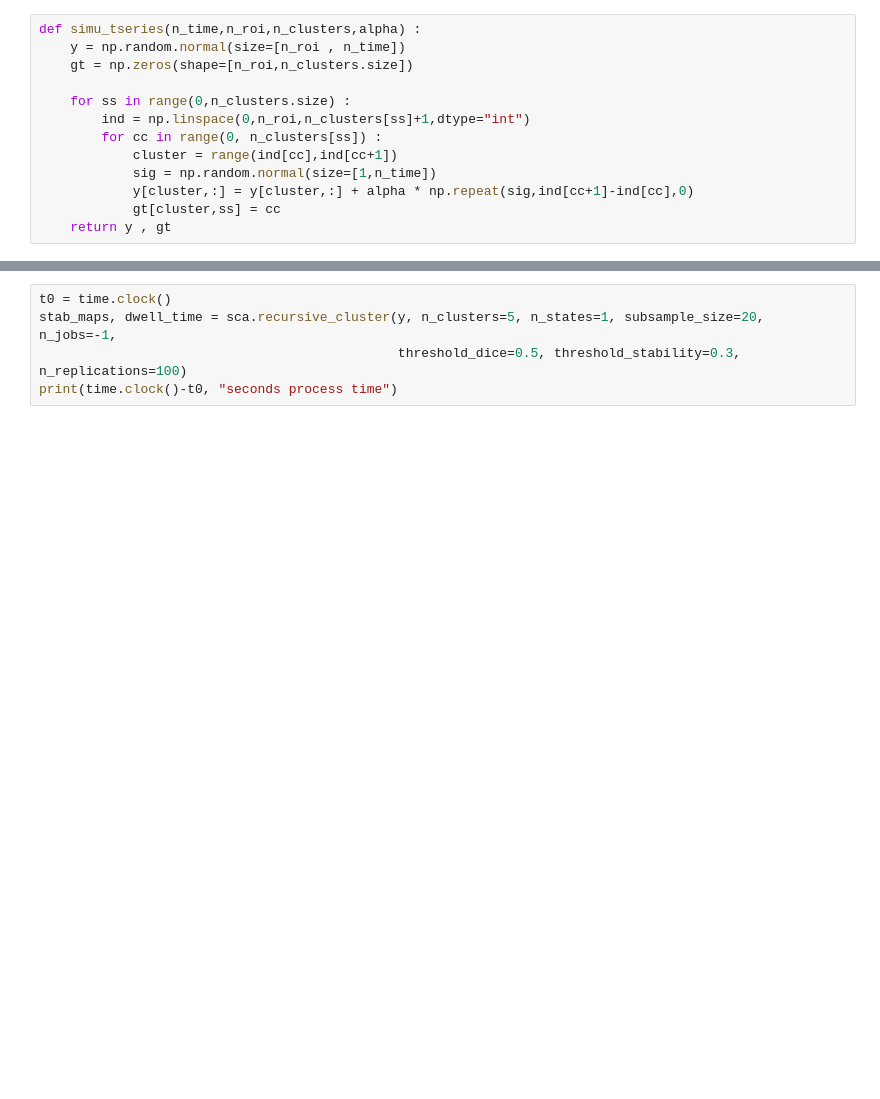
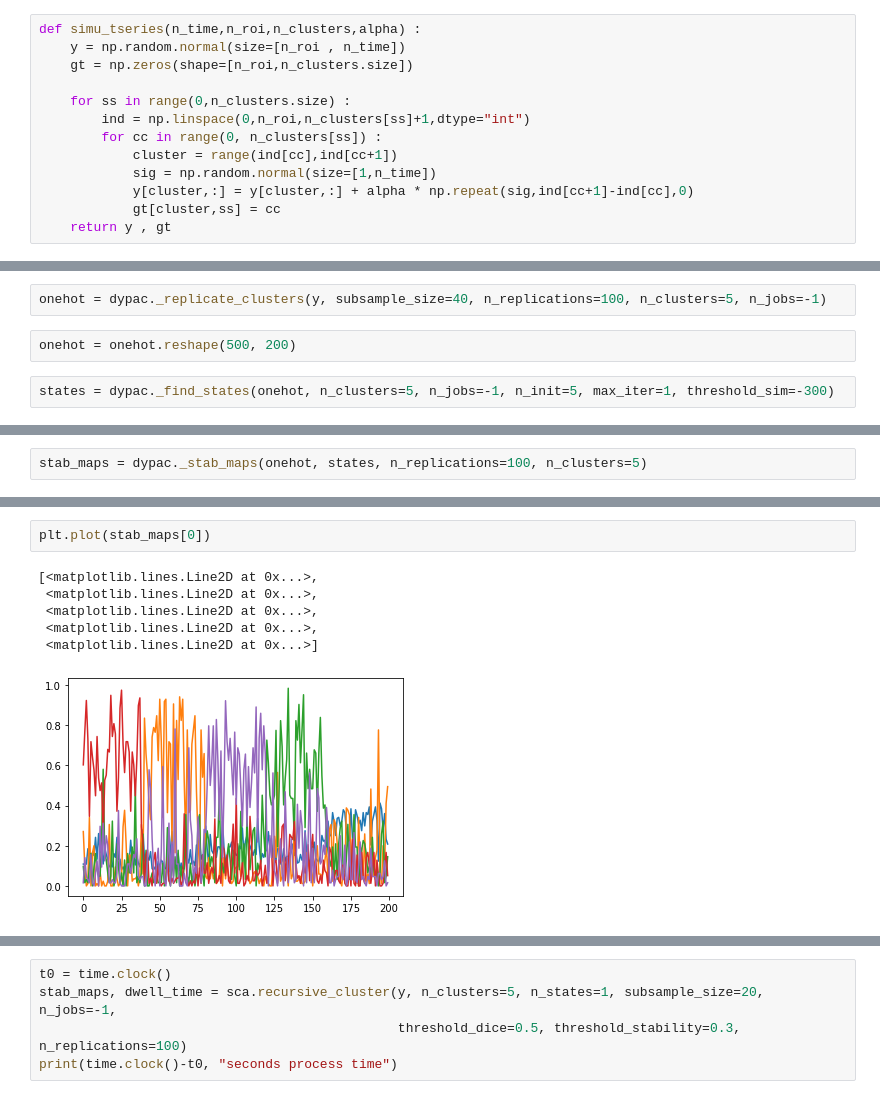
Before and after one commit to htwangtw/dypac, a Jupyter notebook: usecases/sca_simulations.ipynb, the cells around one changed output, grey strips where cells are left out. Drawn from its saved outputs; the diff is of its cells as text; blank space fills up the shorter version.

```diff
--- a/usecases/sca_simulations.ipynb
+++ b/usecases/sca_simulations.ipynb
@@ -31 +28,7 @@ alpha = 0.5   # this parameter controls the "strength" of the clustering.
 y , gt = simu_tseries(n_time , n_roi , n_clusters , alpha )
+# %%
+onehot = dypac._replicate_clusters(y, subsample_size=40, n_replications=100, n_clusters=5, n_jobs=-1)
+# %%
+onehot = onehot.reshape(500, 200)
+# %%
+states = dypac._find_states(onehot, n_clusters=5, n_jobs=-1, n_init=5, max_iter=1, threshold_sim=-300)
@@ -31,0 +37,2 @@ y , gt = simu_tseries(n_time , n_roi , n_clusters , alpha )
+# %%
+stab_maps = dypac._stab_maps(onehot, states, n_replications=100, n_clusters=5)
@@ -31,0 +59,9 @@ y , gt = simu_tseries(n_time , n_roi , n_clusters , alpha )
+# %%
+plt.plot(stab_maps[0])
+# %% [output]
+[<matplotlib.lines.Line2D at 0x...>,
+ <matplotlib.lines.Line2D at 0x...>,
+ <matplotlib.lines.Line2D at 0x...>,
+ <matplotlib.lines.Line2D at 0x...>,
+ <matplotlib.lines.Line2D at 0x...>]
+[figure, added]
```
Also changed, not shown: parts of 7 cells of this notebook.
